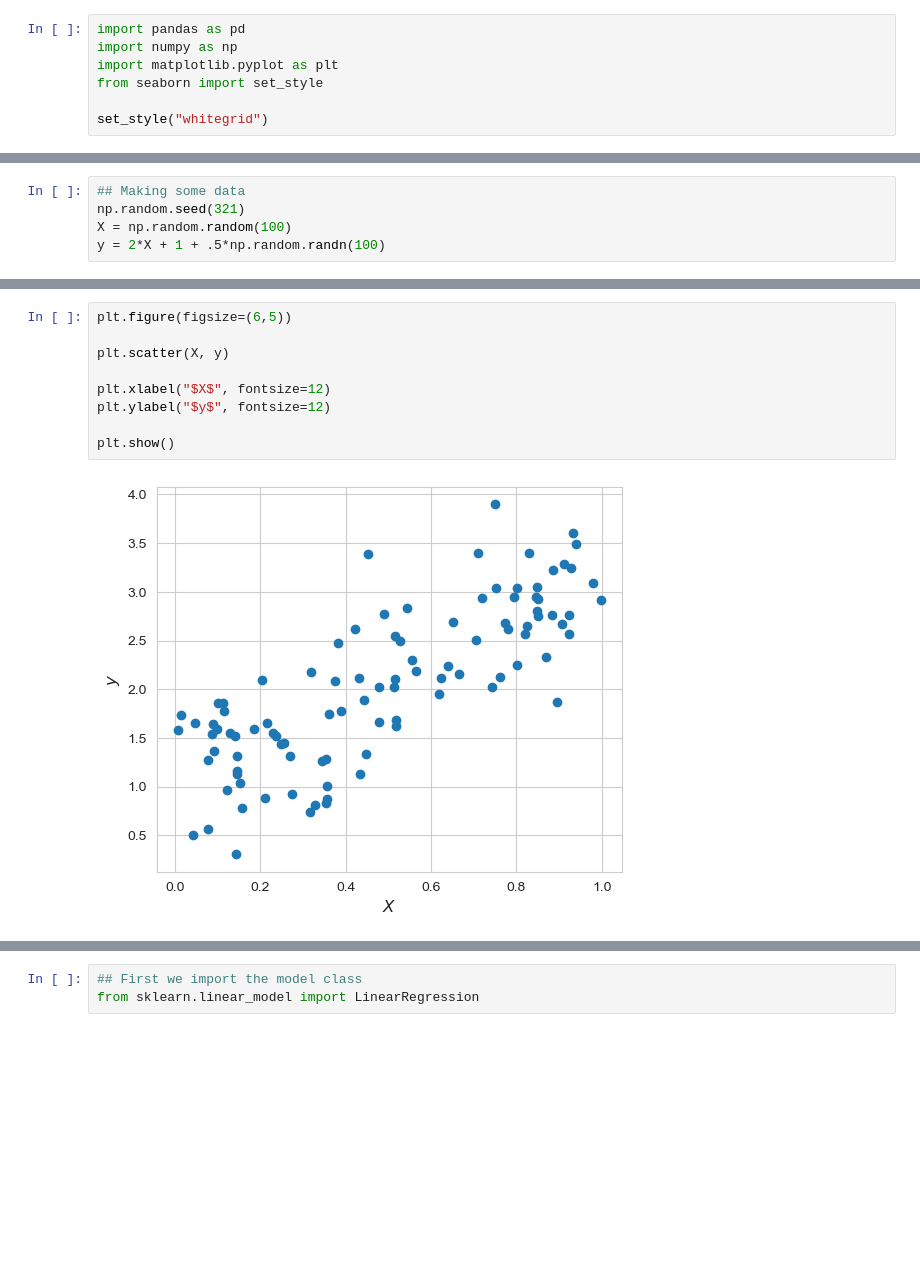
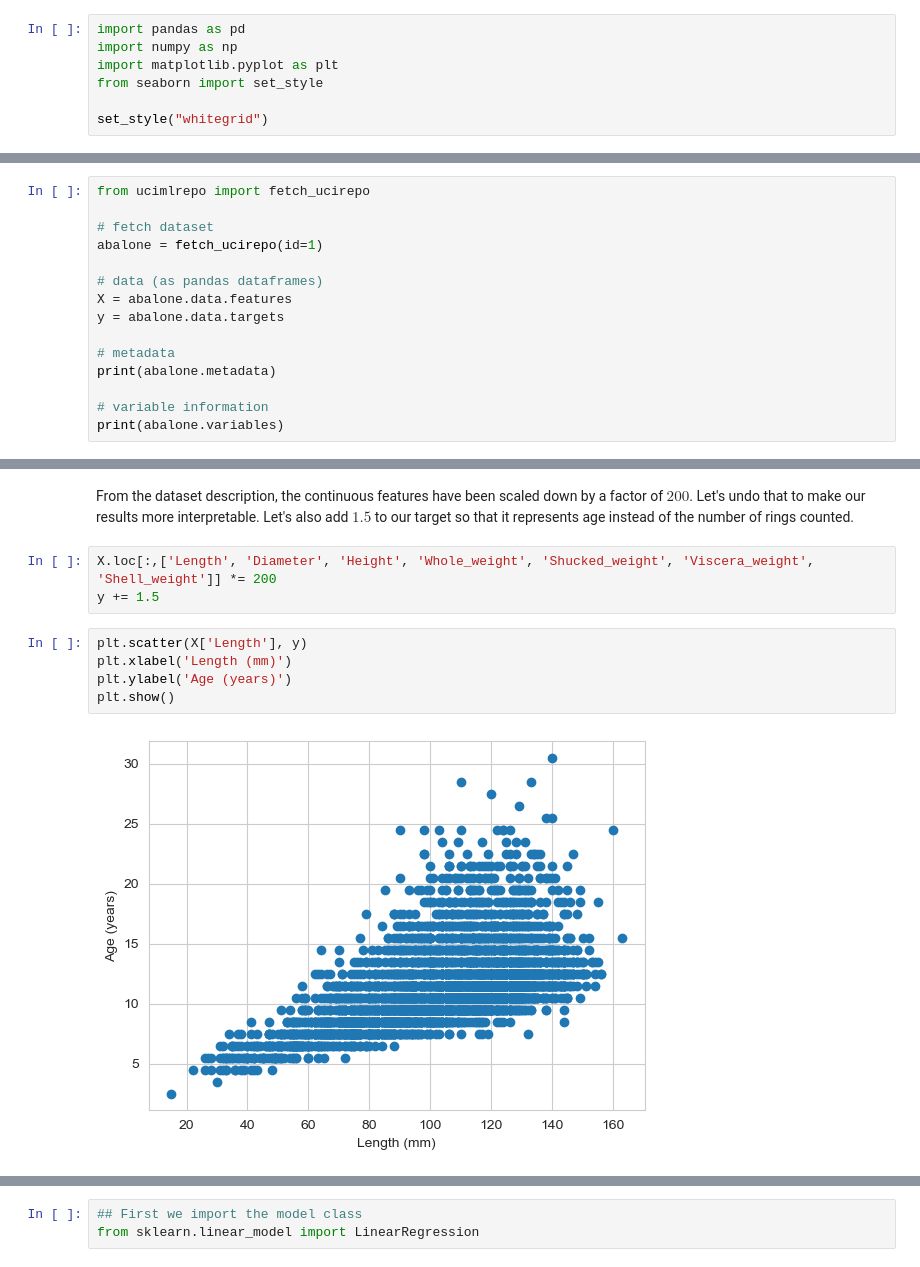
Before and after one commit to parabamoghv/Erdos_AU2024_copy, a Jupyter notebook: 02_regression_I/lecture/2_Simple_Linear_Regression_Complete.ipynb, the cells around one changed output, grey strips where cells are left out. Cells and saved outputs as stored; diff of their text form; blank space fills up the shorter version.

Commit message:
added abalone example to all notebooks

```diff
--- a/02_regression_I/lecture/2_Simple_Linear_Regression_Complete.ipynb
+++ b/02_regression_I/lecture/2_Simple_Linear_Regression_Complete.ipynb
@@ -88,5 +92,15 @@ Here is the documentation for `LinearRegression`, <a href="https://scikit-learn.
 # %%
-## Making some data
-np.random.seed(321)
-X = np.random.random(100)
-y = 2*X + 1 + .5*np.random.randn(100)
+from ucimlrepo import fetch_ucirepo
+
+# fetch dataset
+abalone = fetch_ucirepo(id=1)
+
+# data (as pandas dataframes)
+X = abalone.data.features
+y = abalone.data.targets
+
+# metadata
+print(abalone.metadata)
+
+# variable information
+print(abalone.variables)
@@ -93,11 +125,12 @@ y = 2*X + 1 + .5*np.random.randn(100)
+# %% [markdown]
+From the dataset description, the continuous features have been scaled down by a factor of $200$.  Let's undo that to make our results more interpretable.  Let's also add $1.5$ to our target so that it represents age instead of the number of rings counted.
+# %%
+X.loc[:,['Length', 'Diameter', 'Height', 'Whole_weight', 'Shucked_weight', 'Viscera_weight', 'Shell_weight']] *= 200
+y += 1.5
 # %%
-plt.figure(figsize=(6,5))
-
-plt.scatter(X, y)
-
-plt.xlabel("$X$", fontsize=12)
-plt.ylabel("$y$", fontsize=12)
-
+plt.scatter(X['Length'], y)
+plt.xlabel('Length (mm)')
+plt.ylabel('Age (years)')
 plt.show()
 # %% [output]
-[figure, old version]
+[figure, new version]
```
Also changed, not shown: parts of 20 cells of this notebook, 2 other files.
